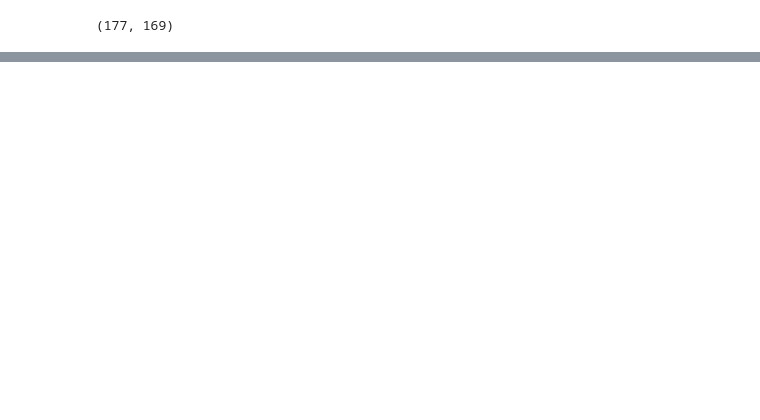
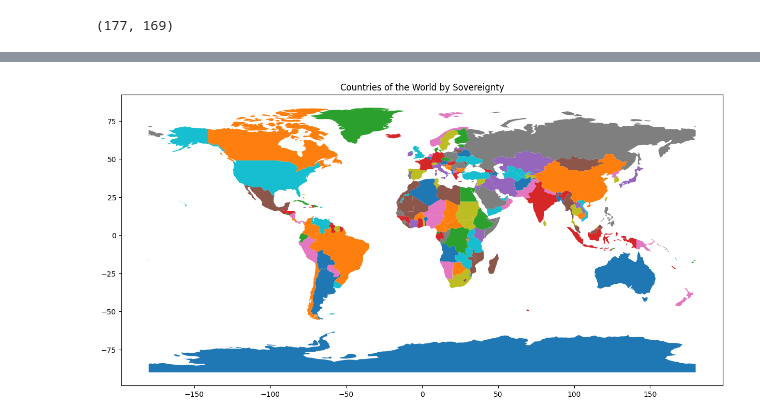
Before and after one commit to Davjes15/intro_geospatial_data, a Jupyter notebook: notebooks/load_visualize.ipynb, the cells around one changed output, grey strips where cells are left out. Saved outputs shown, nothing was run; the diff lists cells and outputs as text; code cells hidden in the pictures; blank space fills up the shorter version.

```diff
--- a/notebooks/load_visualize.ipynb
+++ b/notebooks/load_visualize.ipynb
@@ -44,0 +93,6 @@ world.shape
+# %%
+world.plot(column='SOVEREIGNT', figsize=(15, 15))
+plt.title("Countries of the World by Sovereignty")
+plt.show()
+# %% [output]
+[figure, added]
```
Also changed, not shown: parts of 17 cells of this notebook, 3 other files.
